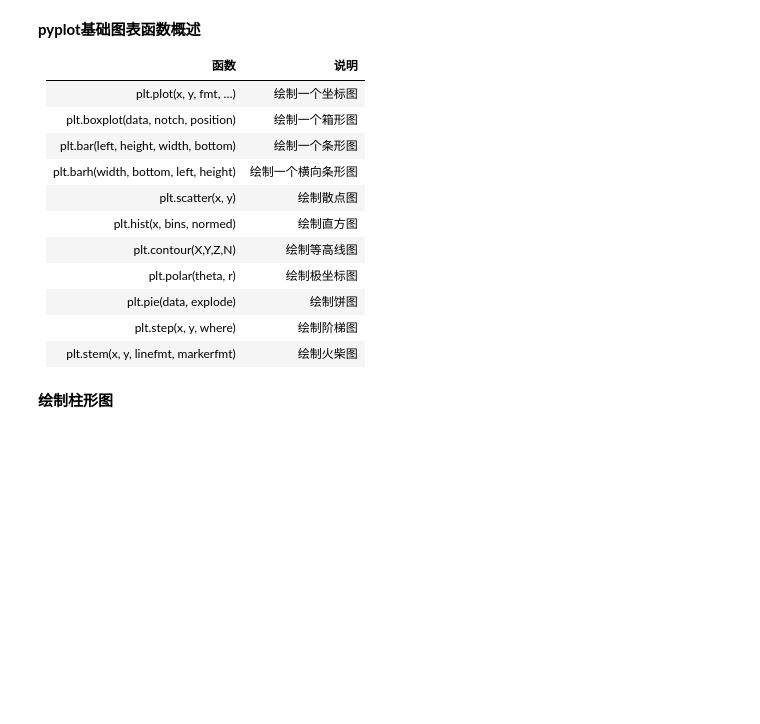
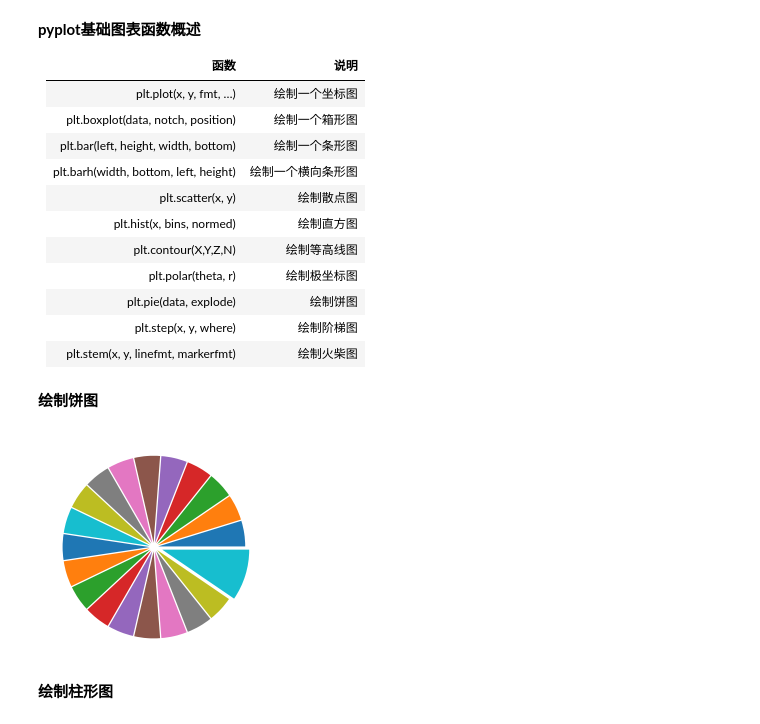
Before and after one commit to superMC5657/jrxy_python_course, a Jupyter notebook: BasicSession/matplotlib_learn.ipynb, the cells around one changed output. Saved outputs shown, nothing was run; the diff lists cells and outputs as text; code cells hidden in the pictures; blank space fills up the shorter version.

```diff
--- a/BasicSession/matplotlib_learn.ipynb
+++ b/BasicSession/matplotlib_learn.ipynb
@@ -429,6 +429,23 @@ plt.show()
 |plt.pie(data, explode) |绘制饼图|
 |plt.step(x, y, where) |绘制阶梯图|
 |plt.stem(x, y, linefmt, markerfmt) |绘制火柴图|
+# %% [markdown]
+**绘制饼图**
+# %%
+import numpy as np
+import matplotlib.pyplot as plt
+
+n = 20
+Z = np.ones(n)
+Z[-1] = 2
+
+plt.pie(Z, explode=Z*0.05)
+plt.xticks([])
+plt.yticks([])
+
+plt.show()
+# %% [output]
+[figure, added]
 # %% [markdown]
 **绘制柱形图**
 # %%
```
Also changed, not shown: parts of 1 cell of this notebook.
